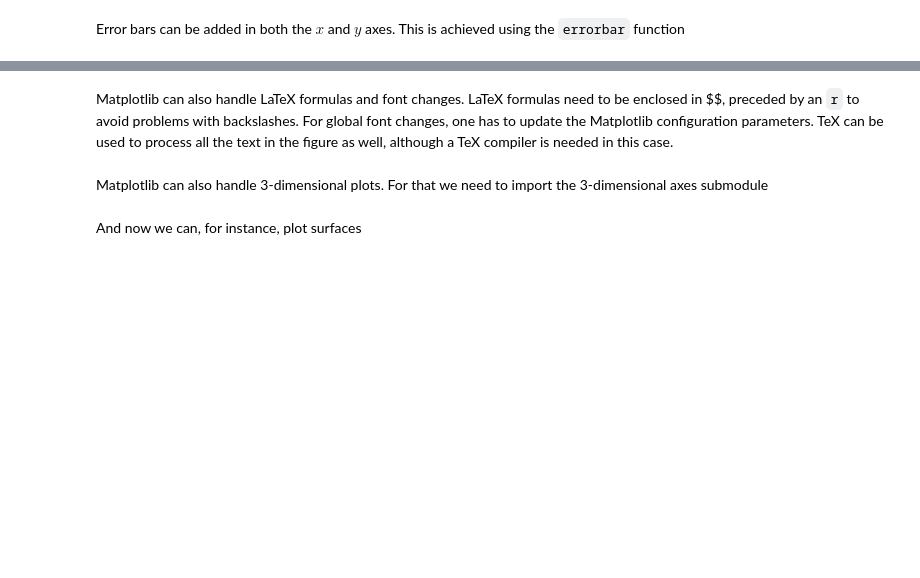
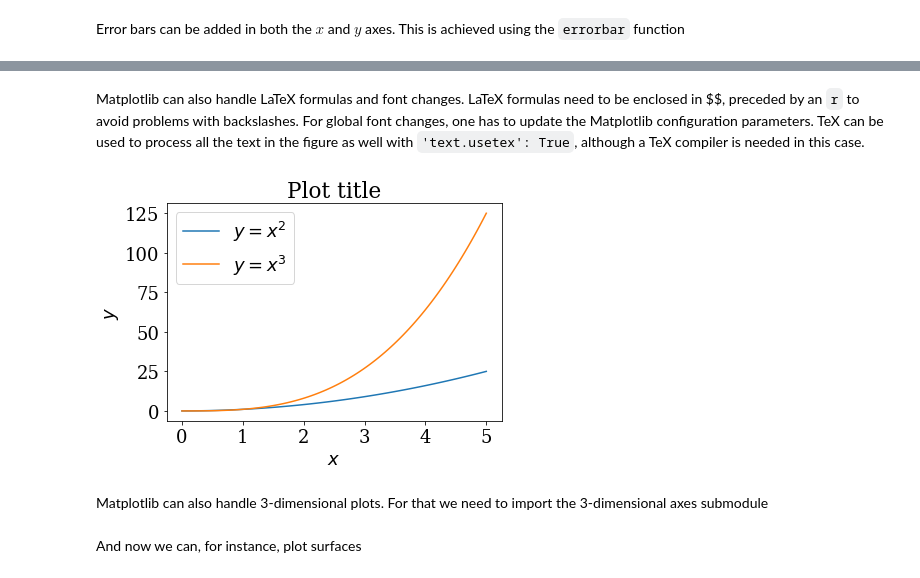
Before and after one commit to germannp/BIST-Python-Bootcamp, a Jupyter notebook: 5_Plotting_DataVis_Exploration.ipynb, the cells around one changed output, grey strips where cells are left out. Cells and saved outputs as stored; diff of their text form; code cells hidden in the pictures; blank space fills up the shorter version.

```diff
--- a/5_Plotting_DataVis_Exploration.ipynb
+++ b/5_Plotting_DataVis_Exploration.ipynb
@@ -247,30 +275,18 @@ plt.show()
 # %% [markdown]
-Matplotlib can also handle LaTeX formulas and font changes. LaTeX formulas need to be enclosed in $$, preceded by an `r` to avoid problems with backslashes. For global font changes, one has to update the Matplotlib configuration parameters. TeX can be used to process all the text in the figure as well, although a TeX compiler is needed in this case.
+Matplotlib can also handle LaTeX formulas and font changes. LaTeX formulas need to be enclosed in $$, preceded by an `r` to avoid problems with backslashes. For global font changes, one has to update the Matplotlib configuration parameters. TeX can be used to process all the text in the figure as well with `'text.usetex': True`, although a TeX compiler is needed in this case.
 # %%
 matplotlib.rcParams.update({'font.size': 18, 'font.family': 'serif'})
 
 fig, ax = plt.subplots()
 ax.plot(x, y2, label=r'$y = x^2$')
 ax.plot(x, y3, label=r'$y = x^3$')
 ax.legend(loc=2)  # upper left corner
 ax.set_xlabel(r'$x$')
 ax.set_ylabel(r'$y$')
 ax.set_title('Plot title')
 plt.show()
-
-matplotlib.rcParams.update({'font.size': 18, 'text.usetex': True})
-
-fig, ax = plt.subplots()
-ax.plot(x, y2, label=r'$y = x^2$')
-ax.plot(x, y3, label=r'$y = x^3$')
-ax.legend(loc=2)
-ax.set_xlabel(r'$x$')
-ax.set_ylabel(r'$y$')
-ax.set_title('Plot title')
-plt.show()
-
-# Restore to defaults
-matplotlib.rcParams.update({'font.size': 12, 'font.family': 'sans', 'text.usetex': False})
+# %% [output]
+[figure, added]
 # %% [markdown]
 Matplotlib can also handle 3-dimensional plots. For that we need to import the 3-dimensional axes submodule
 # %%
```
Also changed, not shown: parts of 25 cells of this notebook, 5 other files.
